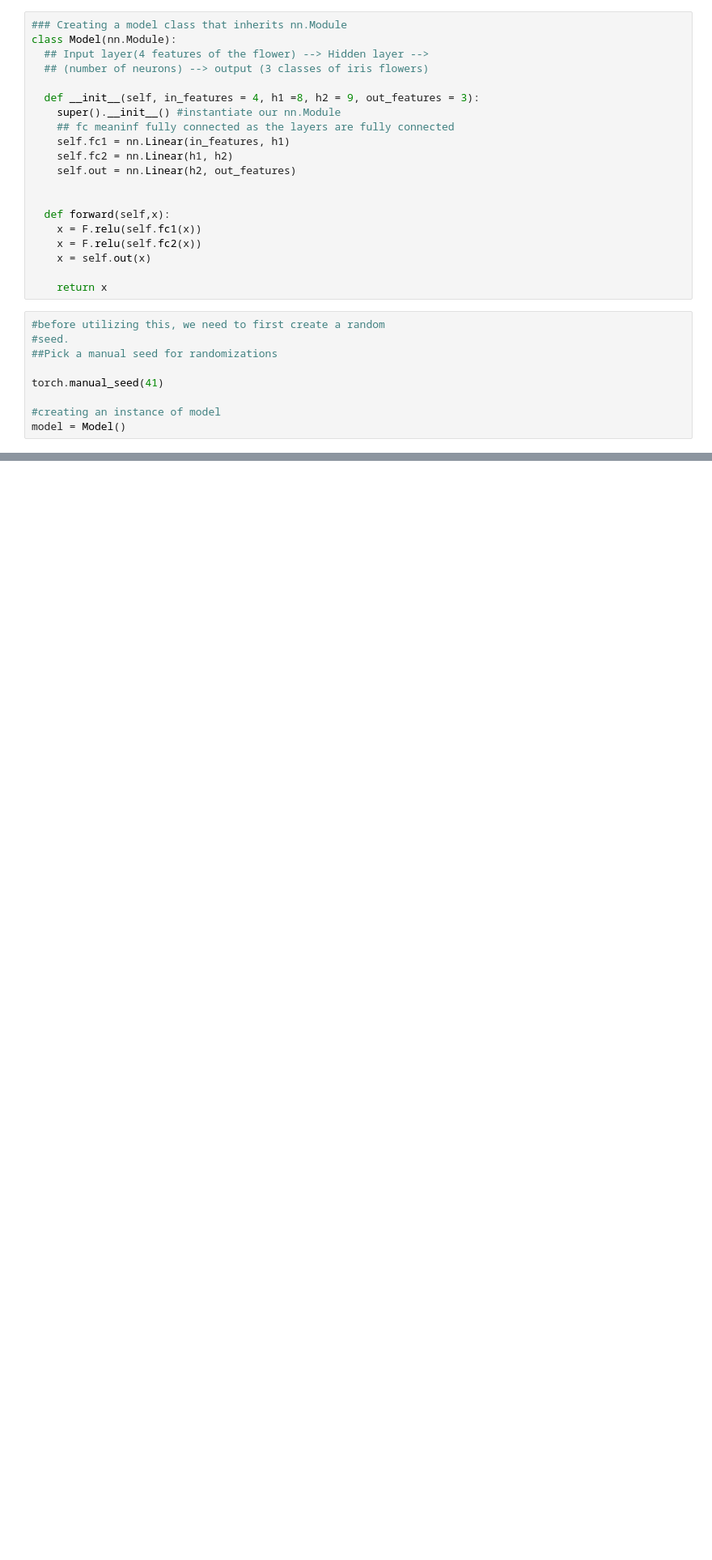
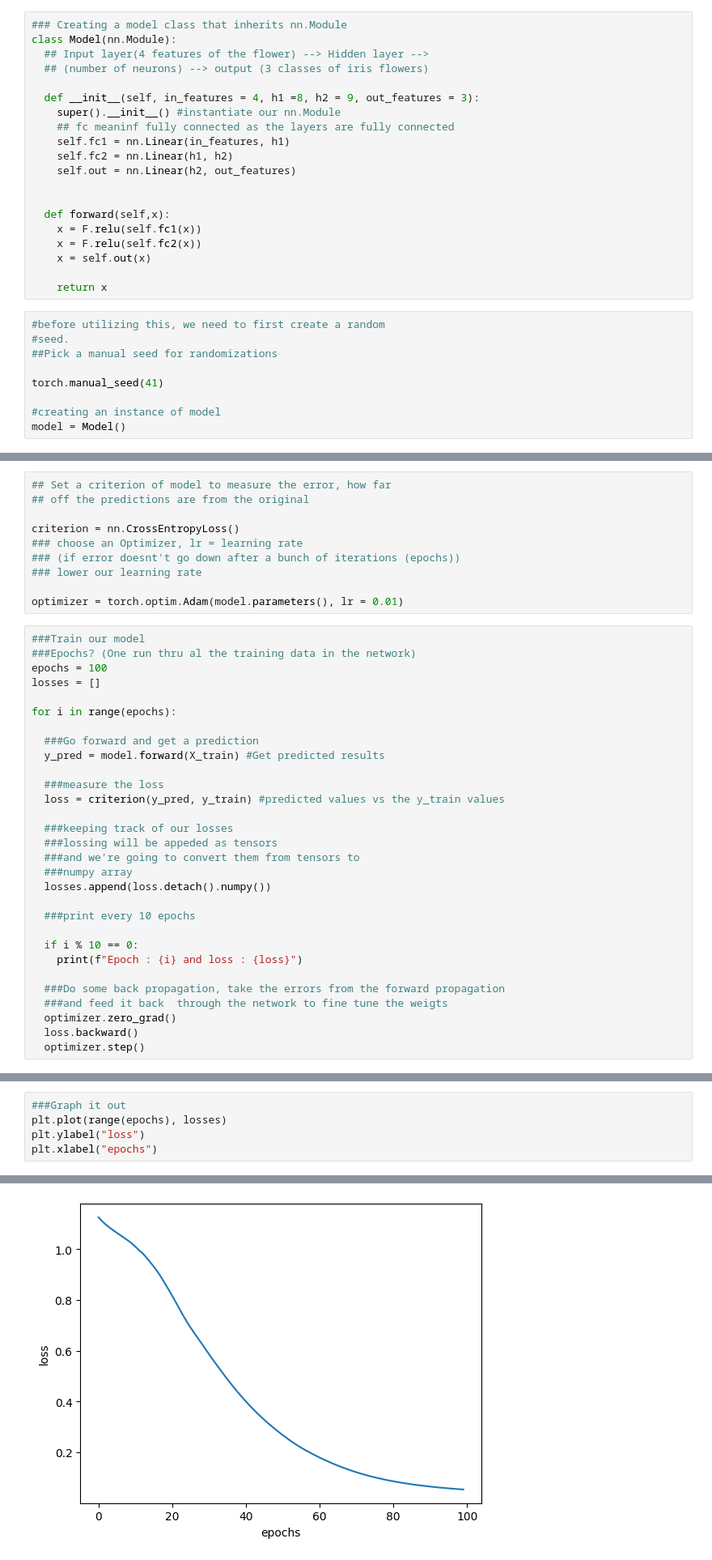
Before and after one commit to ny-essien/pytorch-tutorial-, a Jupyter notebook: creating_a_basic_neural_network_pytorch.ipynb, the cells around one changed output, grey strips where cells are left out. Shown at 81% size. Drawn from its saved outputs; the diff is of its cells as text; blank space fills up the shorter version.

```diff
--- a/creating_a_basic_neural_network_pytorch.ipynb
+++ b/creating_a_basic_neural_network_pytorch.ipynb
@@ -36,0 +101,40 @@ model = Model()
+# %%
+## Set a criterion of model to measure the error, how far
+## off the predictions are from the original
+
+criterion = nn.CrossEntropyLoss()
+### choose an Optimizer, lr = learning rate
+### (if error doesnt't go down after a bunch of iterations (epochs))
+### lower our learning rate
+
+optimizer = torch.optim.Adam(model.parameters(), lr = 0.01)
+# %%
+###Train our model
+###Epochs? (One run thru al the training data in the network)
+epochs = 100
+losses = []
+
+for i in range(epochs):
+
+  ###Go forward and get a prediction
+  y_pred = model.forward(X_train) #Get predicted results
+
+  ###measure the loss
+  loss = criterion(y_pred, y_train) #predicted values vs the y_train values
+
+  ###keeping track of our losses
+  ###lossing will be appeded as tensors
+  ###and we're going to convert them from tensors to
+  ###numpy array
+  losses.append(loss.detach().numpy())
+
+  ###print every 10 epochs
+
+  if i % 10 == 0:
+    print(f"Epoch : {i} and loss : {loss}")
+
+  ###Do some back propagation, take the errors from the forward propagation
+  ###and feed it back  through the network to fine tune the weigts
+  optimizer.zero_grad()
+  loss.backward()
+  optimizer.step()
@@ -36,0 +152,6 @@ model = Model()
+# %%
+###Graph it out
+plt.plot(range(epochs), losses)
+plt.ylabel("loss")
+plt.xlabel("epochs")
+# %% [output]
@@ -36,0 +159 @@ model = Model()
+[figure, added]
```
Also changed, not shown: parts of 16 cells of this notebook.
